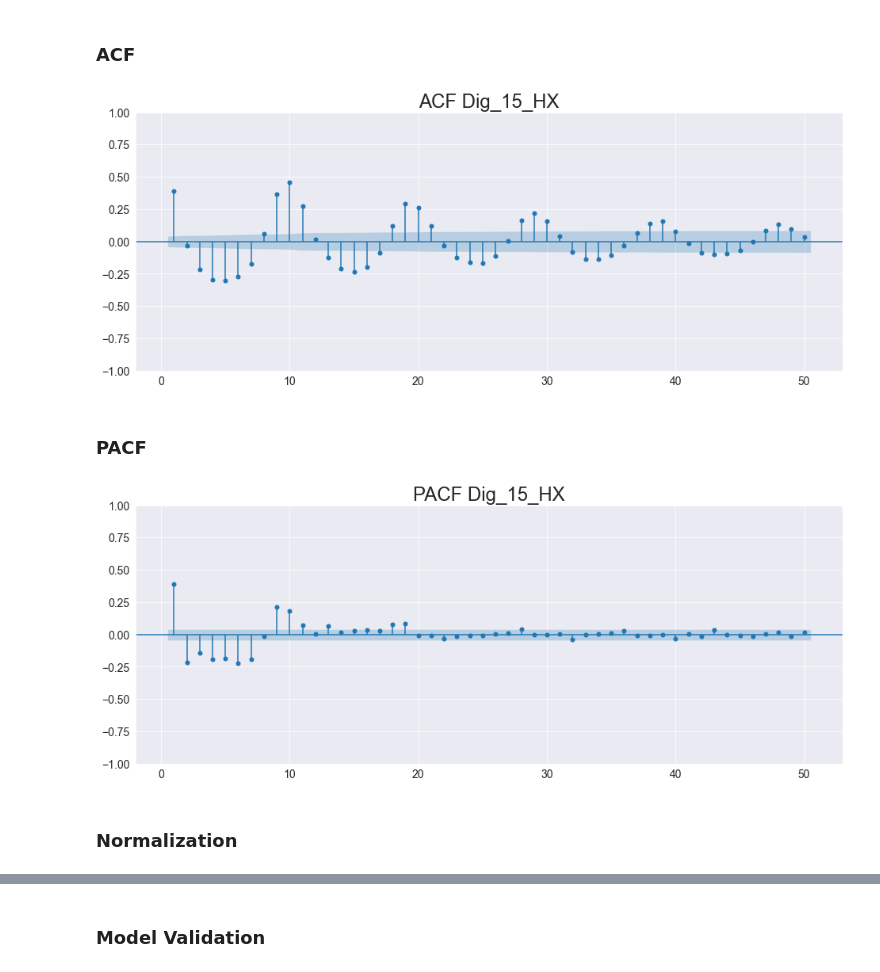
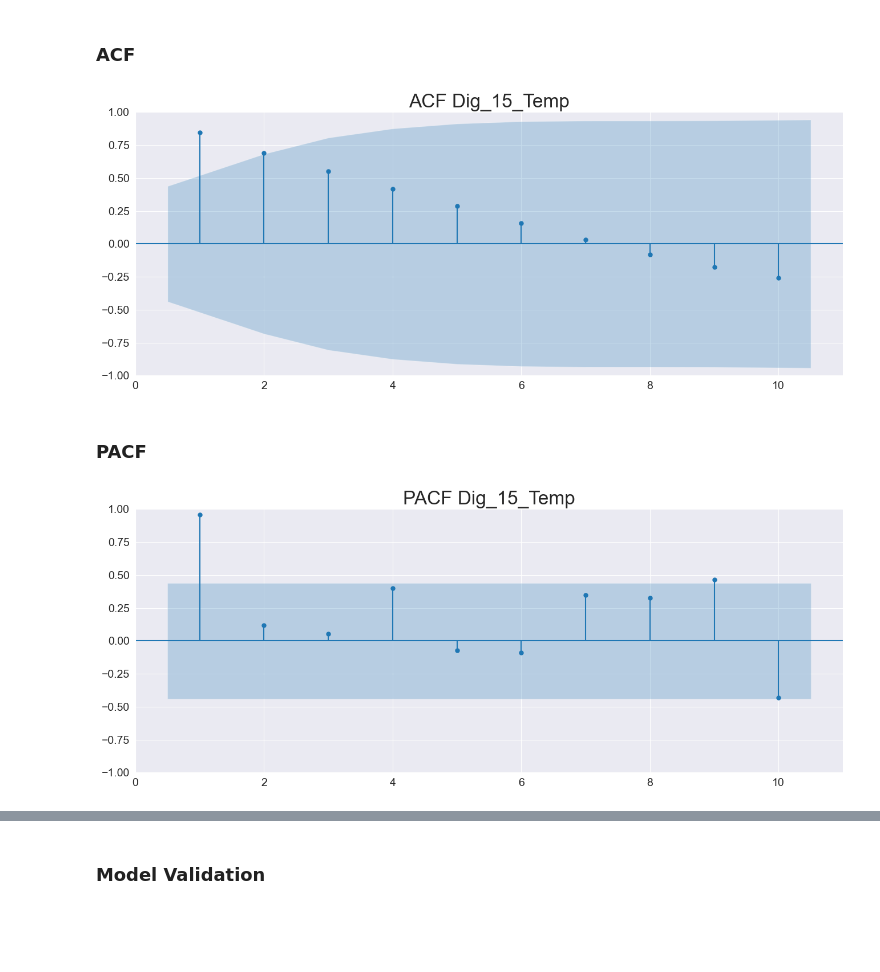
Before and after one commit to DaviesHub/linear_timeseries_analysis, a Jupyter notebook: Dig15LinearAnalysis.ipynb, the cells around one changed output, grey strips where cells are left out. Cells and saved outputs as stored; diff of their text form; code cells hidden in the pictures; blank space fills up the shorter version.

```diff
--- a/Dig15LinearAnalysis.ipynb
+++ b/Dig15LinearAnalysis.ipynb
@@ -131,16 +125,16 @@ plt.show()
 # %% [markdown]
 ### ACF
 # %%
-sgt.plot_acf(data15.Dig_15_HX, lags = 50, zero = False)
-plt.title("ACF Dig_15_HX", size = 24)
+sgt.plot_acf(data15.Temp, lags = 10, zero = False)
+plt.title("ACF Dig_15_Temp", size = 24)
 plt.show()
 # %% [output]
-[figure, old version]
+[figure, new version]
 # %% [markdown]
 ### PACF
 # %%
-sgt.plot_pacf(data15.Dig_15_HX, lags = 50, zero = False, method = ('ols'))
-plt.title("PACF Dig_15_HX", size = 24)
+sgt.plot_pacf(data15.Temp, lags = 10, zero = False, method = ('ols'))
+plt.title("PACF Dig_15_Temp", size = 24)
 plt.show()
 # %% [output]
-[figure, old version]
+[figure, new version]
@@ -150,2 +140,0 @@ data15_twin1 = data15.copy()
-# %% [markdown]
-### Normalization
```
Also changed, not shown: parts of 38 cells of this notebook, 1 other file.
